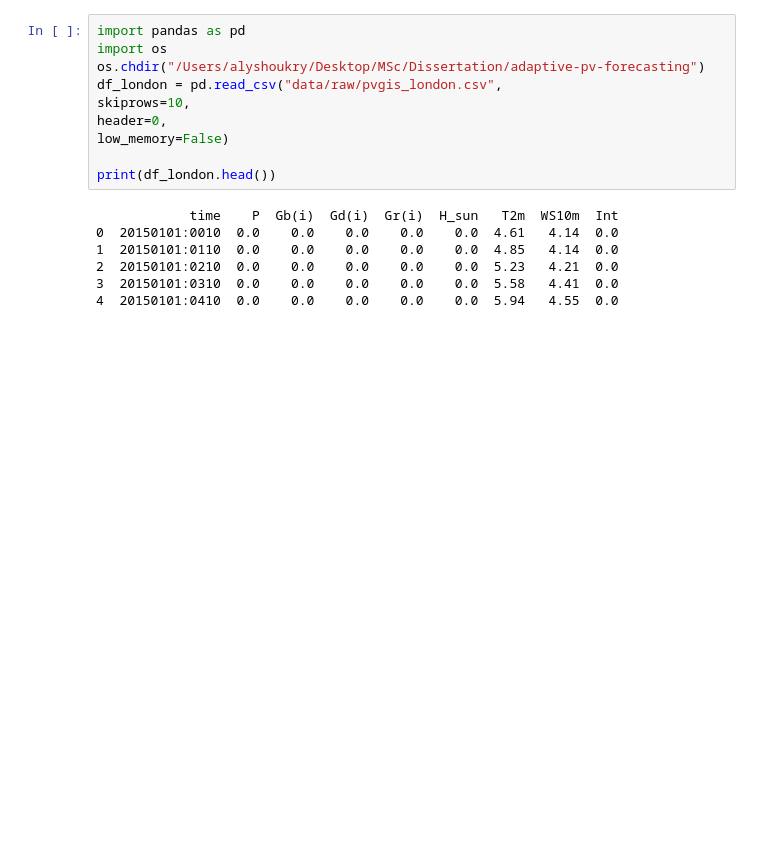
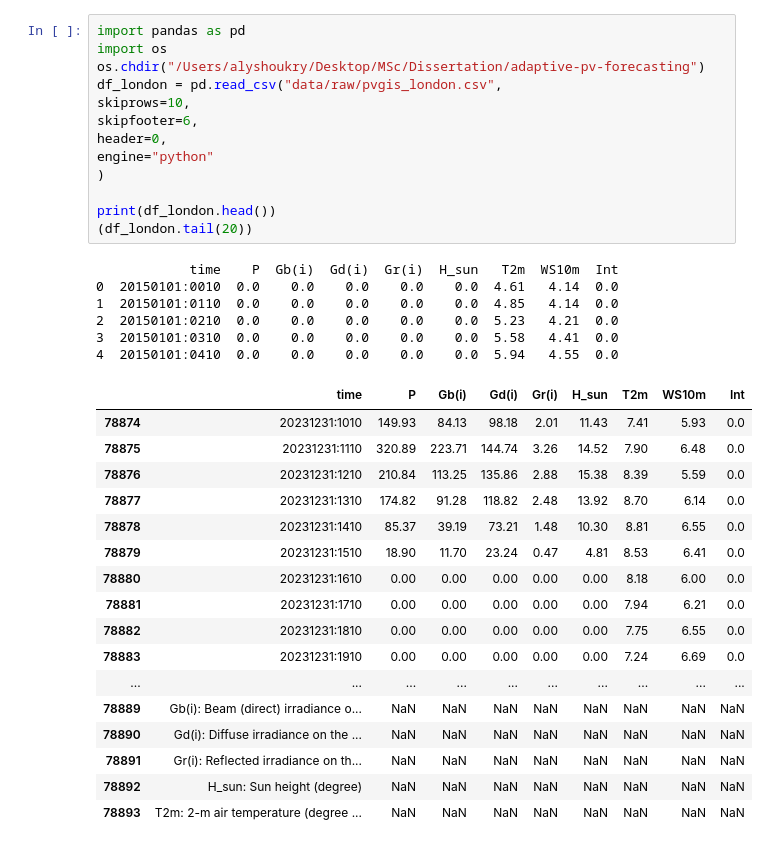
Before and after one commit to AlyHafez/adaptive-pv-forecasting, a Jupyter notebook: notebooks/eda.ipynb, the cells around one changed output. Saved outputs shown, nothing was run; the diff lists cells and outputs as text; blank space fills up the shorter version.

```diff
--- a/notebooks/eda.ipynb
+++ b/notebooks/eda.ipynb
@@ -1,19 +1,39 @@
 # %%
 import pandas as pd
 import os
 os.chdir("/Users/alyshoukry/Desktop/MSc/Dissertation/adaptive-pv-forecasting")
 df_london = pd.read_csv("data/raw/pvgis_london.csv",
 skiprows=10,
+skipfooter=6,
 header=0,
-low_memory=False)
+engine="python"
+)
 
 print(df_london.head())
+(df_london.tail(20))
 # %% [output]
             time    P  Gb(i)  Gd(i)  Gr(i)  H_sun   T2m  WS10m  Int
 0  20150101:0010  0.0    0.0    0.0    0.0    0.0  4.61   4.14  0.0
 1  20150101:0110  0.0    0.0    0.0    0.0    0.0  4.85   4.14  0.0
 2  20150101:0210  0.0    0.0    0.0    0.0    0.0  5.23   4.21  0.0
 3  20150101:0310  0.0    0.0    0.0    0.0    0.0  5.58   4.41  0.0
 4  20150101:0410  0.0    0.0    0.0    0.0    0.0  5.94   4.55  0.0
+|  | time | P | Gb(i) | Gd(i) | Gr(i) | H_sun | T2m | WS10m | Int |
+| 78874 | 20231231:1010 | 149.93 | 84.13 | 98.18 | 2.01 | 11.43 | 7.41 | 5.93 | 0.0 |
+| 78875 | 20231231:1110 | 320.89 | 223.71 | 144.74 | 3.26 | 14.52 | 7.90 | 6.48 | 0.0 |
+| 78876 | 20231231:1210 | 210.84 | 113.25 | 135.86 | 2.88 | 15.38 | 8.39 | 5.59 | 0.0 |
+| 78877 | 20231231:1310 | 174.82 | 91.28 | 118.82 | 2.48 | 13.92 | 8.70 | 6.14 | 0.0 |
+| 78878 | 20231231:1410 | 85.37 | 39.19 | 73.21 | 1.48 | 10.30 | 8.81 | 6.55 | 0.0 |
+| 78879 | 20231231:1510 | 18.90 | 11.70 | 23.24 | 0.47 | 4.81 | 8.53 | 6.41 | 0.0 |
+| 78880 | 20231231:1610 | 0.00 | 0.00 | 0.00 | 0.00 | 0.00 | 8.18 | 6.00 | 0.0 |
+| 78881 | 20231231:1710 | 0.00 | 0.00 | 0.00 | 0.00 | 0.00 | 7.94 | 6.21 | 0.0 |
+| 78882 | 20231231:1810 | 0.00 | 0.00 | 0.00 | 0.00 | 0.00 | 7.75 | 6.55 | 0.0 |
+| 78883 | 20231231:1910 | 0.00 | 0.00 | 0.00 | 0.00 | 0.00 | 7.24 | 6.69 | 0.0 |
+| ... | ... | ... | ... | ... | ... | ... | ... | ... | ... |
+| 78889 | Gb(i): Beam (direct) irradiance o... | NaN | NaN | NaN | NaN | NaN | NaN | NaN | NaN |
+| 78890 | Gd(i): Diffuse irradiance on the ... | NaN | NaN | NaN | NaN | NaN | NaN | NaN | NaN |
+| 78891 | Gr(i): Reflected irradiance on th... | NaN | NaN | NaN | NaN | NaN | NaN | NaN | NaN |
+| 78892 | H_sun: Sun height (degree) | NaN | NaN | NaN | NaN | NaN | NaN | NaN | NaN |
+| 78893 | T2m: 2-m air temperature (degree ... | NaN | NaN | NaN | NaN | NaN | NaN | NaN | NaN |
 # %%
 
```
Also changed, not shown: parts of 3 cells of this notebook.
